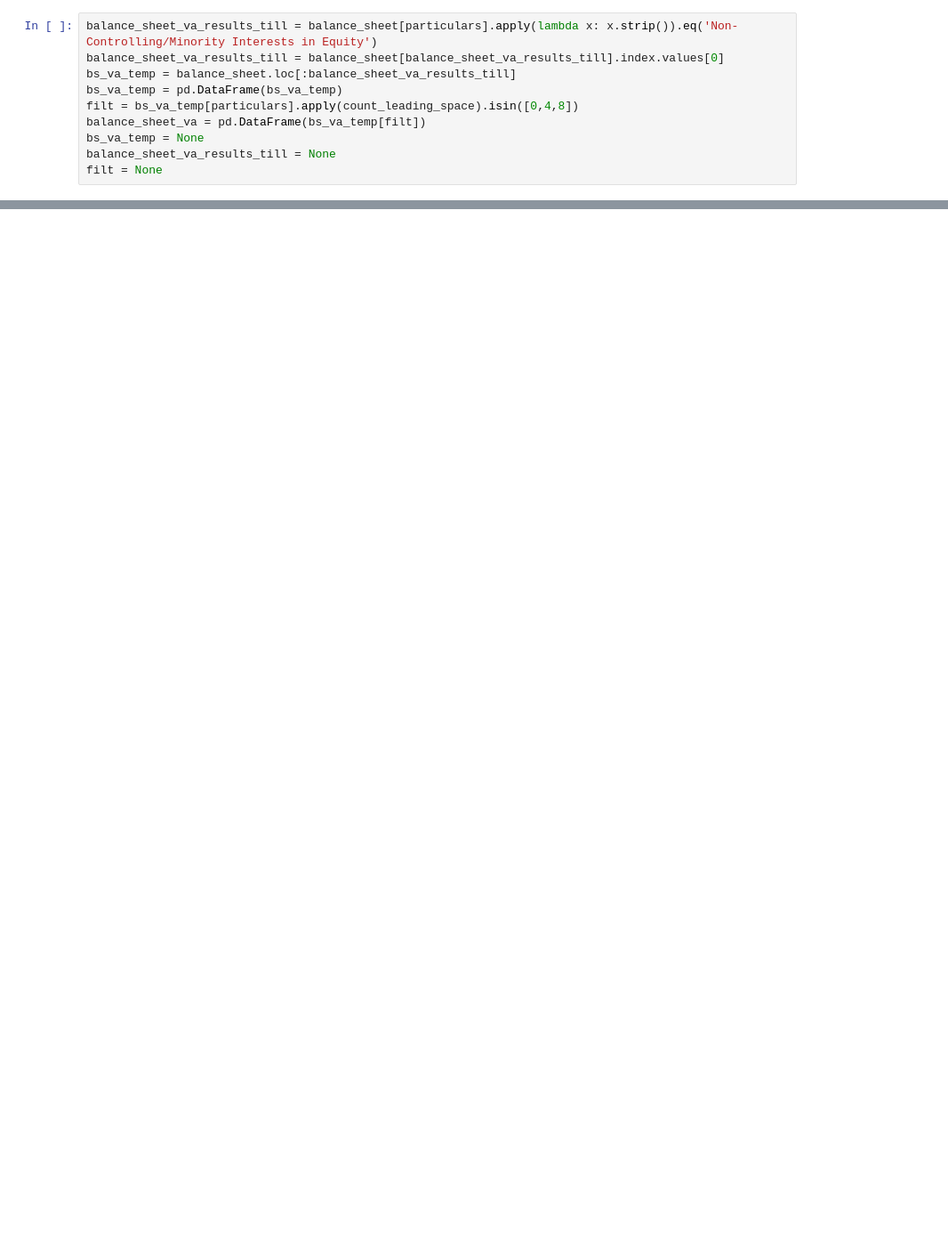
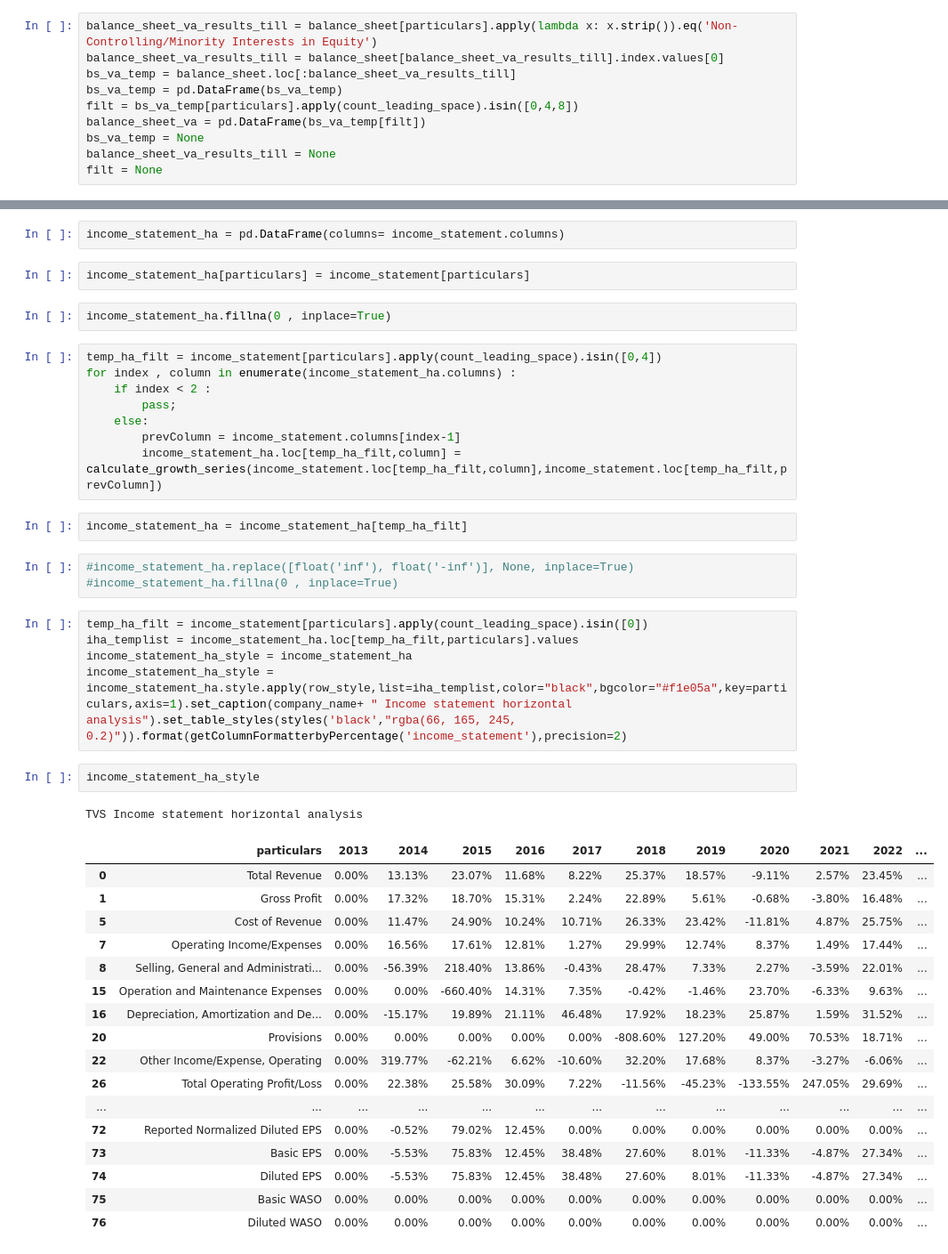
Before and after one commit to suraj49470/data-science, a Jupyter notebook: pandas-learnings/tcs-learning.ipynb, the cells around one changed output, grey strips where cells are left out. Shown at 89% size. Drawn from its saved outputs; the diff is of its cells as text; blank space fills up the shorter version.

```diff
--- a/pandas-learnings/tcs-learning.ipynb
+++ b/pandas-learnings/tcs-learning.ipynb
@@ -200,0 +210,45 @@ MASTEK income statement vertical analysis
+# %%
+income_statement_ha = pd.DataFrame(columns= income_statement.columns)
+# %%
+income_statement_ha[particulars] = income_statement[particulars]
+# %%
+income_statement_ha.fillna(0 , inplace=True)
+# %%
+temp_ha_filt = income_statement[particulars].apply(count_leading_space).isin([0,4])
+for index , column in enumerate(income_statement_ha.columns) :
+    if index < 2 :
+        pass;
+    else:
+        prevColumn = income_statement.columns[index-1]
+        income_statement_ha.loc[temp_ha_filt,column] = calculate_growth_series(income_statement.loc[temp_ha_filt,column],income_statement.loc[temp_ha_filt,prevColumn])
+# %%
+income_statement_ha = income_statement_ha[temp_ha_filt]
+# %%
+#income_statement_ha.replace([float('inf'), float('-inf')], None, inplace=True)
+#income_statement_ha.fillna(0 , inplace=True)
+# %%
+temp_ha_filt = income_statement[particulars].apply(count_leading_space).isin([0])
+iha_templist = income_statement_ha.loc[temp_ha_filt,particulars].values
+income_statement_ha_style = income_statement_ha
+income_statement_ha_style = income_statement_ha.style.apply(row_style,list=iha_templist,color="black",bgcolor="#f1e05a",key=particulars,axis=1).set_caption(company_name+ " Income statement horizontal analysis").set_table_styles(styles('black',"rgba(66, 165, 245, 0.2)")).format(getColumnFormatterbyPercentage('income_statement'),precision=2)
+# %%
+income_statement_ha_style
+# %% [output]
+TVS Income statement horizontal analysis
+|  | particulars | 2013 | 2014 | 2015 | 2016 | 2017 | 2018 | 2019 | 2020 | 2021 | 2022 | ... |
+| 0 | Total Revenue | 0.00% | 13.13% | 23.07% | 11.68% | 8.22% | 25.37% | 18.57% | -9.11% | 2.57% | 23.45% | ... |
+| 1 | Gross Profit | 0.00% | 17.32% | 18.70% | 15.31% | 2.24% | 22.89% | 5.61% | -0.68% | -3.80% | 16.48% | ... |
+| 5 | Cost of Revenue | 0.00% | 11.47% | 24.90% | 10.24% | 10.71% | 26.33% | 23.42% | -11.81% | 4.87% | 25.75% | ... |
+| 7 | Operating Income/Expenses | 0.00% | 16.56% | 17.61% | 12.81% | 1.27% | 29.99% | 12.74% | 8.37% | 1.49% | 17.44% | ... |
+| 8 | Selling, General and Administrati... | 0.00% | -56.39% | 218.40% | 13.86% | -0.43% | 28.47% | 7.33% | 2.27% | -3.59% | 22.01% | ... |
+| 15 | Operation and Maintenance Expenses | 0.00% | 0.00% | -660.40% | 14.31% | 7.35% | -0.42% | -1.46% | 23.70% | -6.33% | 9.63% | ... |
+| 16 | Depreciation, Amortization and De... | 0.00% | -15.17% | 19.89% | 21.11% | 46.48% | 17.92% | 18.23% | 25.87% | 1.59% | 31.52% | ... |
+| 20 | Provisions | 0.00% | 0.00% | 0.00% | 0.00% | 0.00% | -808.60% | 127.20% | 49.00% | 70.53% | 18.71% | ... |
+| 22 | Other Income/Expense, Operating | 0.00% | 319.77% | -62.21% | 6.62% | -10.60% | 32.20% | 17.68% | 8.37% | -3.27% | -6.06% | ... |
+| 26 | Total Operating Profit/Loss | 0.00% | 22.38% | 25.58% | 30.09% | 7.22% | -11.56% | -45.23% | -133.55% | 247.05% | 29.69% | ... |
+| ... | ... | ... | ... | ... | ... | ... | ... | ... | ... | ... | ... | ... |
+| 72 | Reported Normalized Diluted EPS | 0.00% | -0.52% | 79.02% | 12.45% | 0.00% | 0.00% | 0.00% | 0.00% | 0.00% | 0.00% | ... |
+| 73 | Basic EPS | 0.00% | -5.53% | 75.83% | 12.45% | 38.48% | 27.60% | 8.01% | -11.33% | -4.87% | 27.34% | ... |
+| 74 | Diluted EPS | 0.00% | -5.53% | 75.83% | 12.45% | 38.48% | 27.60% | 8.01% | -11.33% | -4.87% | 27.34% | ... |
+| 75 | Basic WASO | 0.00% | 0.00% | 0.00% | 0.00% | 0.00% | 0.00% | 0.00% | 0.00% | 0.00% | 0.00% | ... |
+| 76 | Diluted WASO | 0.00% | 0.00% | 0.00% | 0.00% | 0.00% | 0.00% | 0.00% | 0.00% | 0.00% | 0.00% | ... |
```
Also changed, not shown: parts of 11 cells of this notebook, 1 other file.
